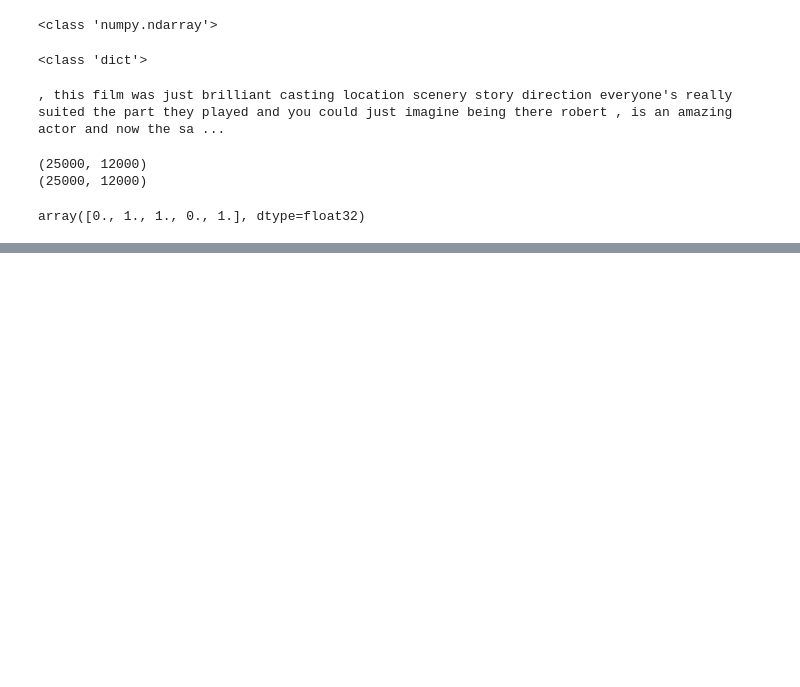
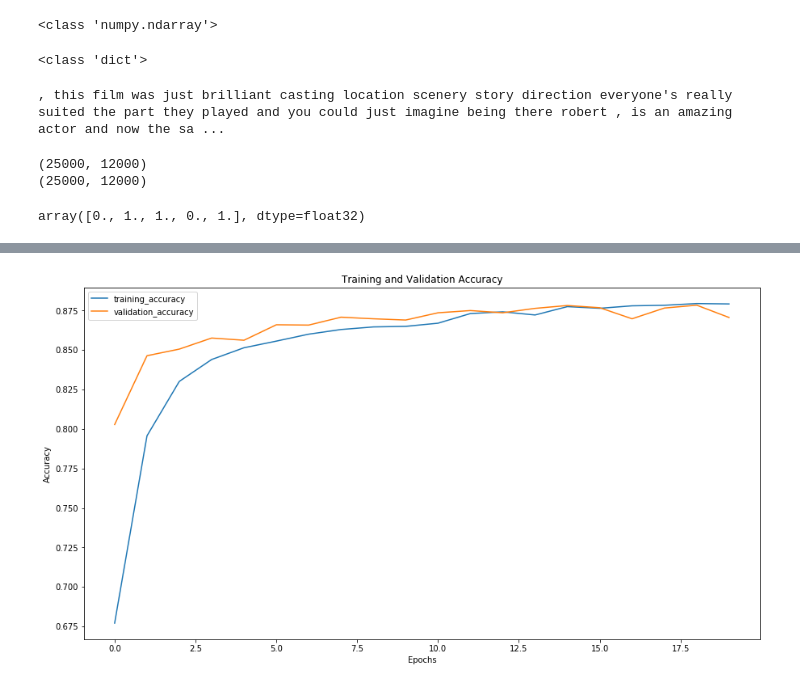
Before and after one commit to mkumar73/neural-nets, a Jupyter notebook: 23.imdb_review_sentiment_analysis.ipynb, the cells around one changed output, grey strips where cells are left out. Cells and saved outputs as stored; diff of their text form; code cells hidden in the pictures; blank space fills up the shorter version.

```diff
--- a/23.imdb_review_sentiment_analysis.ipynb
+++ b/23.imdb_review_sentiment_analysis.ipynb
@@ -71,0 +168,10 @@ array([0., 1., 1., 0., 1.], dtype=float32)
+# %%
+plt.plot(history.history['binary_accuracy'], label = 'training_accuracy')
+plt.plot(history.history['val_binary_accuracy'], label = 'validation_accuracy')
+plt.xlabel('Epochs')
+plt.ylabel('Accuracy')
+plt.title('Training and Validation Accuracy')
+plt.legend()
+plt.show()
+# %% [output]
+[figure, added]
```
Also changed, not shown: parts of 17 cells of this notebook.
